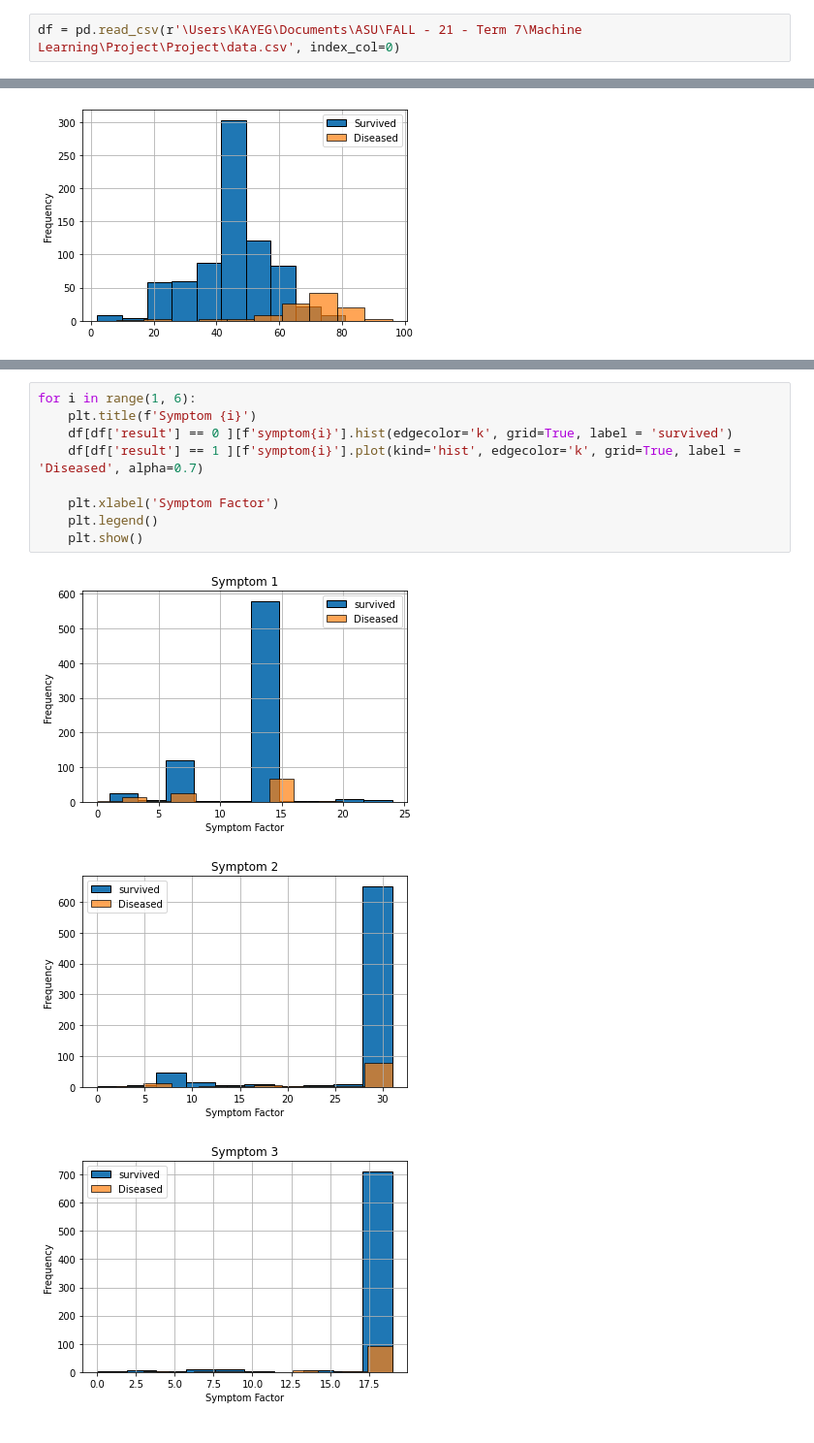
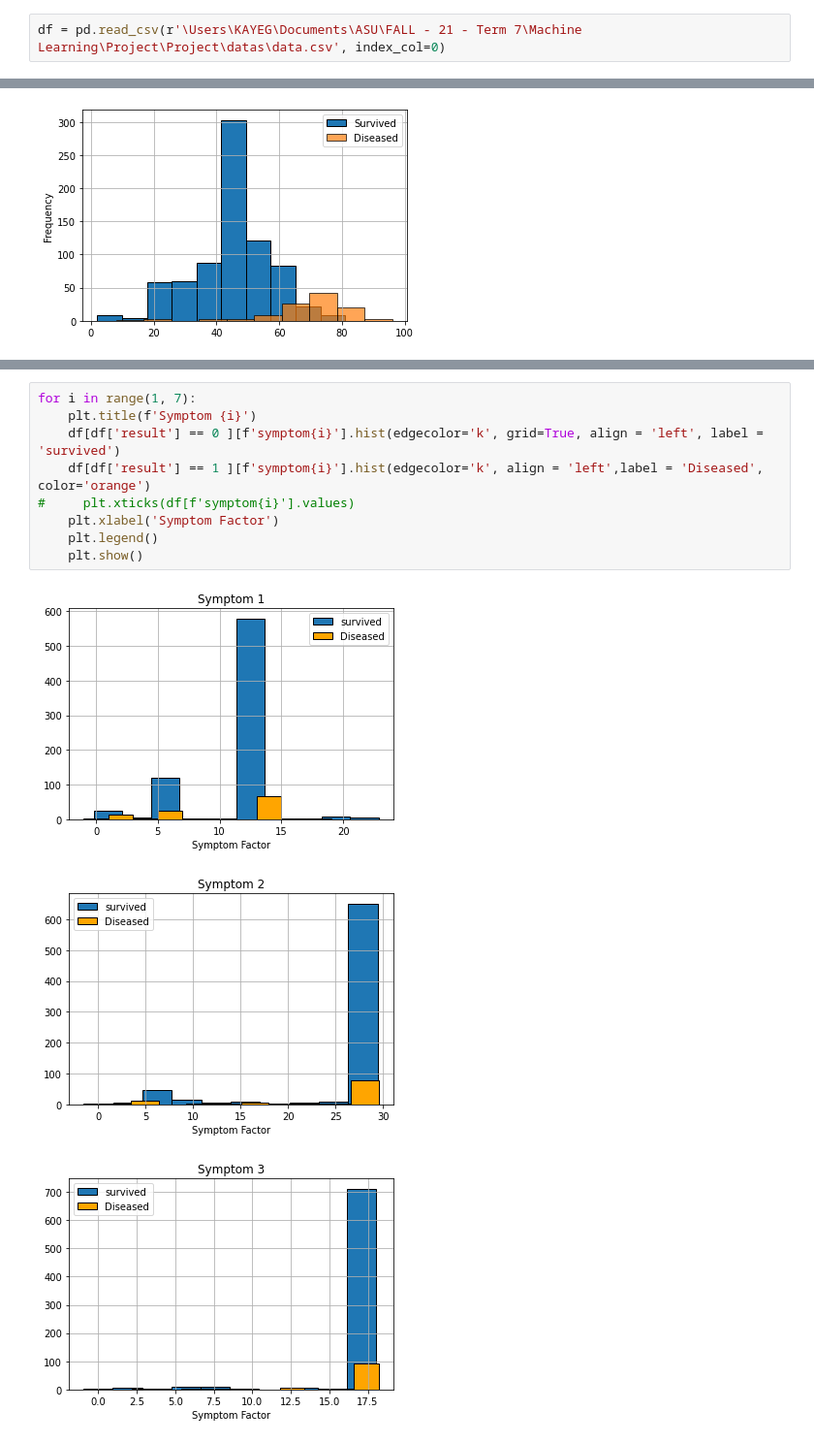
Before and after one commit to KAYounes/AIProject_Covid, a Jupyter notebook: code/Data Exploration.ipynb, the cells around one changed output, grey strips where cells are left out. Shown at 97% size. Cells and saved outputs as stored; diff of their text form.

Commit message:
More graphs

```diff
--- a/code/Data Exploration.ipynb
+++ b/code/Data Exploration.ipynb
@@ -8,7 +8,7 @@ import numpy as np
 import seaborn as sns
 import matplotlib.pyplot as plt
 # %%
-df = pd.read_csv(r'\Users\KAYEG\Documents\ASU\FALL - 21 - Term 7\Machine Learning\Project\Project\data.csv', index_col=0)
+df = pd.read_csv(r'\Users\KAYEG\Documents\ASU\FALL - 21 - Term 7\Machine Learning\Project\Project\datas\data.csv', index_col=0)
 # %%
 df.head()
 # %% [output]
@@ -105,13 +133,13 @@ plt.xlabel('age');
 # %%
-for i in range(1, 6):
+for i in range(1, 7):
     plt.title(f'Symptom {i}')
-    df[df['result'] == 0 ][f'symptom{i}'].hist(edgecolor='k', grid=True, label = 'survived')
-    df[df['result'] == 1 ][f'symptom{i}'].plot(kind='hist', edgecolor='k', grid=True, label = 'Diseased', alpha=0.7)
-
+    df[df['result'] == 0 ][f'symptom{i}'].hist(edgecolor='k', grid=True, align = 'left', label = 'survived')
+    df[df['result'] == 1 ][f'symptom{i}'].hist(edgecolor='k', align = 'left',label = 'Diseased', color='orange')
+#     plt.xticks(df[f'symptom{i}'].values)
     plt.xlabel('Symptom Factor')
     plt.legend()
     plt.show()
 # %% [output]
-[figure, old version]
+[figure, new version]
-[figure, old version]
+[figure, new version]
-[figure, old version]
+[figure, new version]
```
Also changed, not shown: parts of 11 cells of this notebook.
